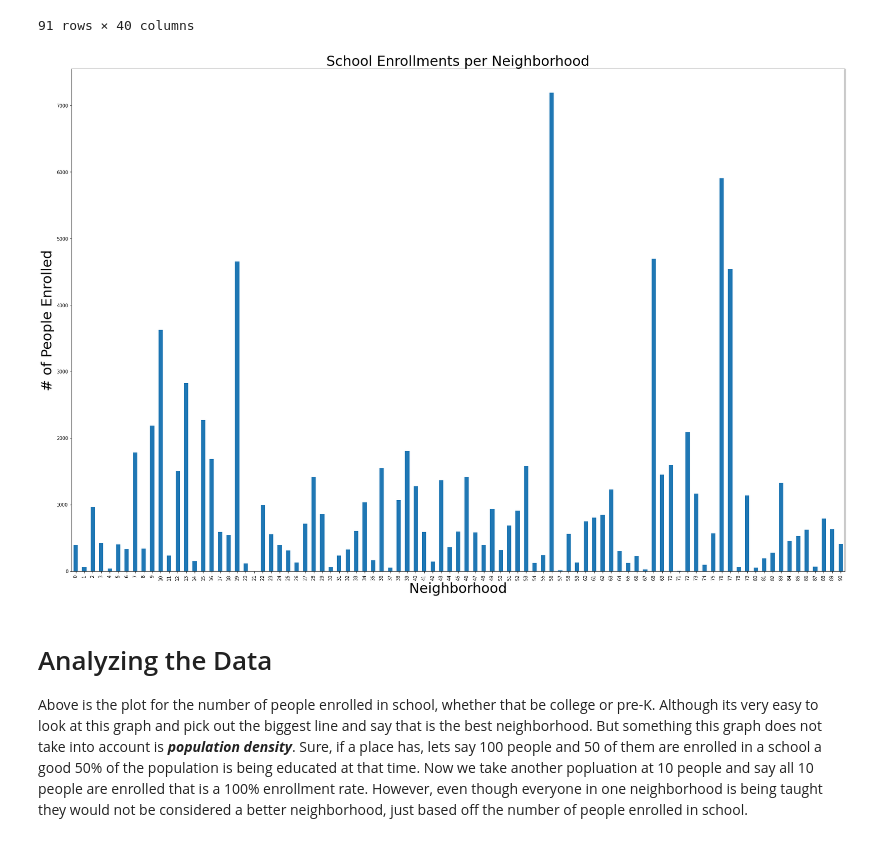
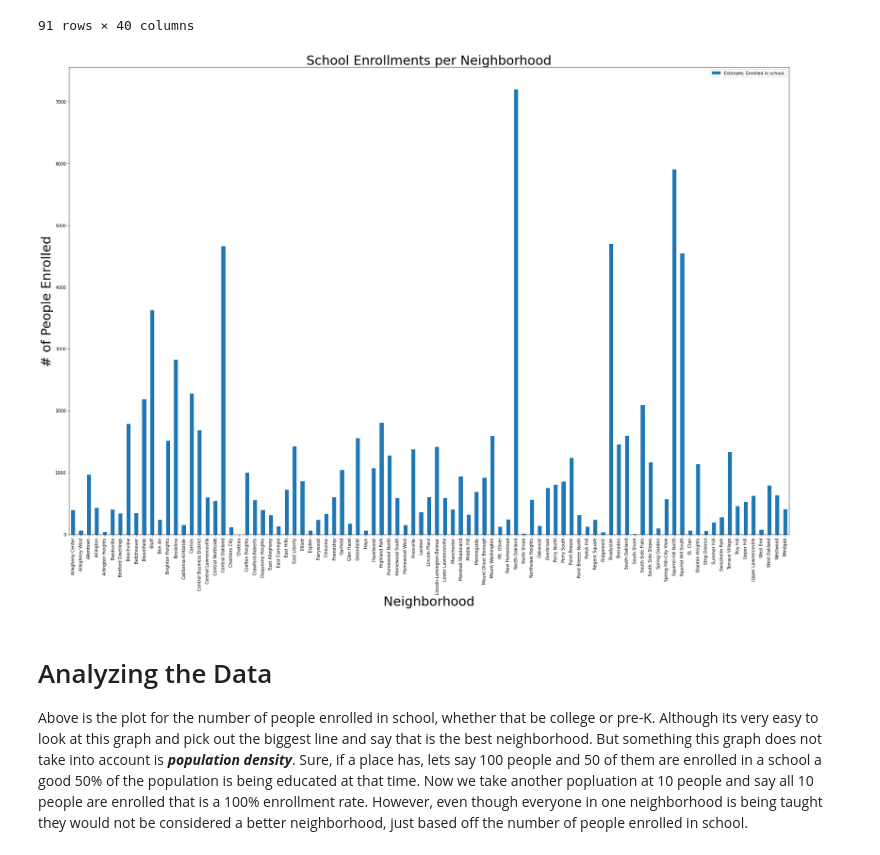
Before and after one commit to neffers/pittsburgh-neighborhood-analysis, a Jupyter notebook: giv8.ipynb, the cells around one changed output. Saved outputs shown, nothing was run; the diff lists cells and outputs as text; code cells hidden in the pictures.

```diff
--- a/giv8.ipynb
+++ b/giv8.ipynb
@@ -25,12 +25,12 @@ school_data
 | 90 | Windgap | 91 | 1526.0 | 367.021798 | 410.0 | ... |
 91 rows × 40 columns
 # %%
-school_data.plot(kind="bar", figsize = (30,20), x = )#pick the estimate we want to look at
+school_data.plot(kind="bar", figsize = (30,20), x = "Neighborhood", y = "Estimate; Enrolled in school:")#pick the estimate we want to look at
 plt.title("School Enrollments per Neighborhood", fontsize = 30);
 plt.xlabel("Neighborhood", fontsize = 30);
 plt.ylabel("# of People Enrolled", fontsize = 30);
 # %% [output]
-[figure, old version]
+[figure, new version]
 # %% [markdown]
 # Analyzing the Data
 Above is the plot for the number of people enrolled in school, whether that be college or pre-K.  Although its very easy to look at this graph and pick out the biggest line and say that is the best neighborhood.  But something this graph does not take into account is ***population density***.  Sure, if a place has, lets say 100 people and 50 of them are enrolled in a school a good 50% of the population is being educated at that time.  Now we take another popluation at 10 people and say all 10 people are enrolled that is a 100% enrollment rate.  However, even though everyone in one neighborhood is being taught they would not be considered a better neighborhood, just based off the number of people enrolled in school.
```
Also changed, not shown: parts of 1 cell of this notebook.
